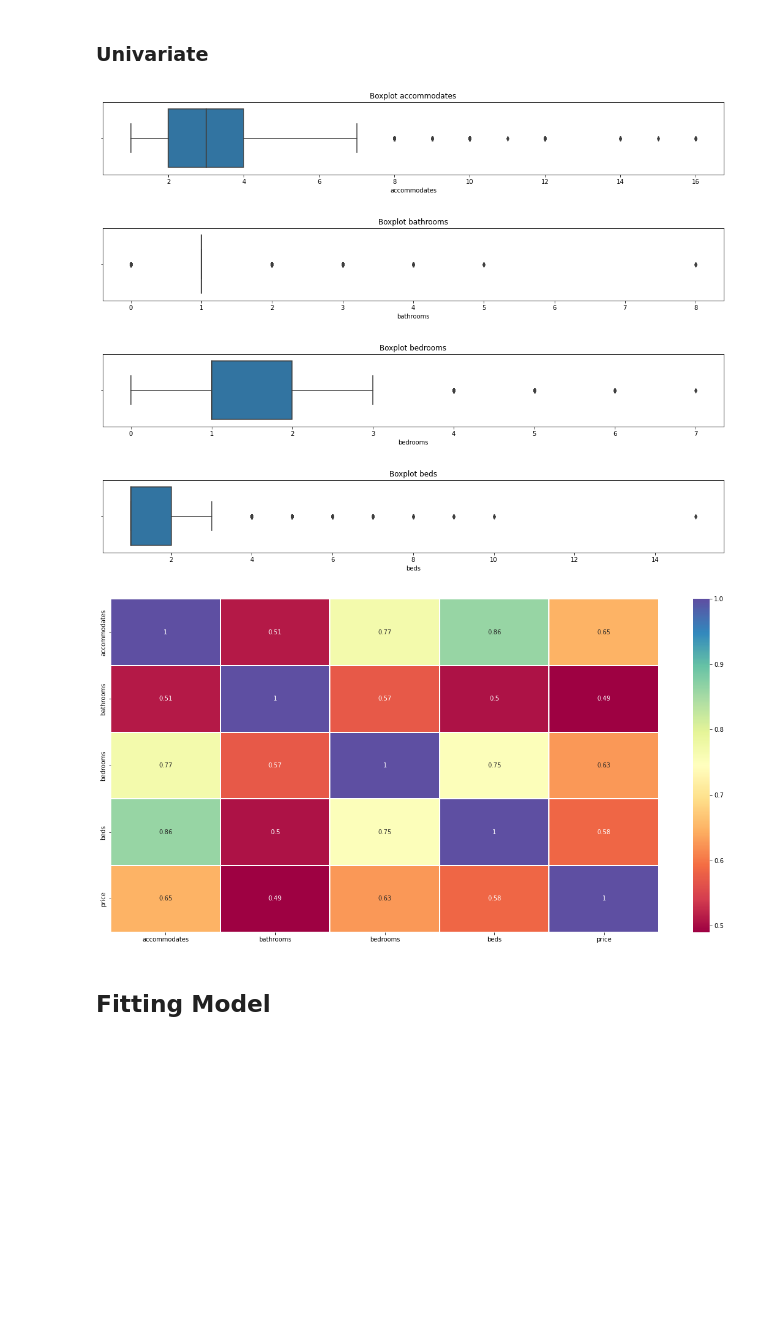
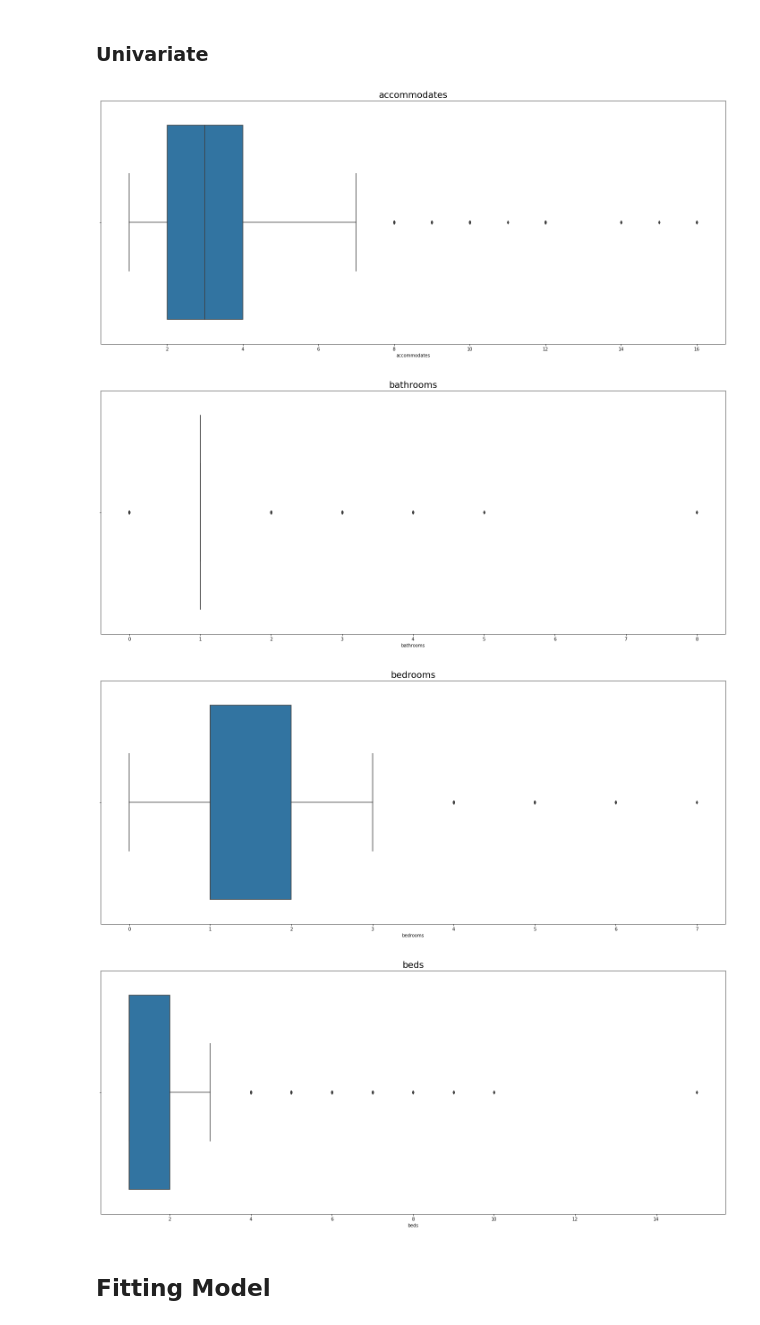
Before and after one commit to mrjrcastroc/Udacity, a Jupyter notebook: Project Writing a Data Scientist Blog Post/Udacity Blog Post.ipynb, the cells around one changed output. Drawn from its saved outputs; the diff is of its cells as text; code cells hidden in the pictures; blank space fills up the shorter version.

```diff
--- a/Project Writing a Data Scientist Blog Post/Udacity Blog Post.ipynb
+++ b/Project Writing a Data Scientist Blog Post/Udacity Blog Post.ipynb
@@ -89,3 +139,3 @@ dtype: int64
 # %%
-df_listings[['bathrooms', 'bedrooms','beds']] = df_listings[['bathrooms', 'bedrooms','beds']].apply(lambda x: x.fillna(0))
-df_listings = df_listings.dropna(subset = ['price'])
+df_listings = df_listings.dropna(subset = ['bathrooms', 'bedrooms','beds','price'])
+df_listings[['accommodates', 'bathrooms', 'bedrooms','beds','price', 'neighbourhood_group_cleansed']].isna().sum()
@@ -262,21 +297,10 @@ PlotBoxplot(df_abt, 'beds', 'price')
 # %%
 numerical_features = ['accommodates', 'bathrooms', 'bedrooms','beds']
 
 for order, feature in enumerate(numerical_features):
-    plt.figure(figsize = (40,10), )
-    plt.subplot(4, 2, int(order) + 1)
-    sns.boxplot(data = df_abt, x=feature)
-    plt.title("Boxplot " + feature)
-    plt.show()
+    PlotBarplotorBoxplot(df = df_abt, _x = feature, _y =None, _tp ="boxplot", _title = None)
 # %% [output]
-[figure, old version]
+[figure, new version]
-[figure, old version]
+[figure, new version]
-[figure, old version]
+[figure, new version]
-[figure, old version]
+[figure, new version]
-# %%
-colunas = ['accommodates', 'bathrooms', 'bedrooms','beds','price']
-plt.figure(figsize = (20,10))
-sns.heatmap(df_abt[colunas].corr(), annot=True, linewidth = 1.5,cmap="Spectral")
-plt.show()
-# %% [output]
-[figure, removed]
```
Also changed, not shown: parts of 48 cells of this notebook, 1 other file.
